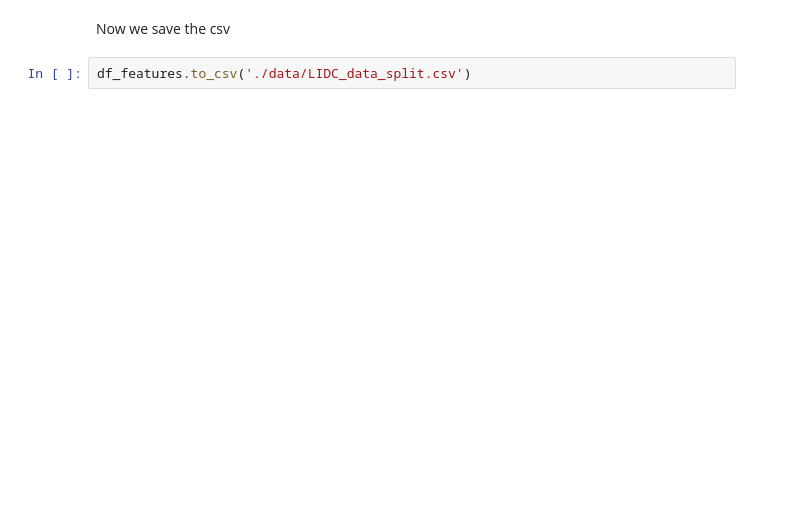
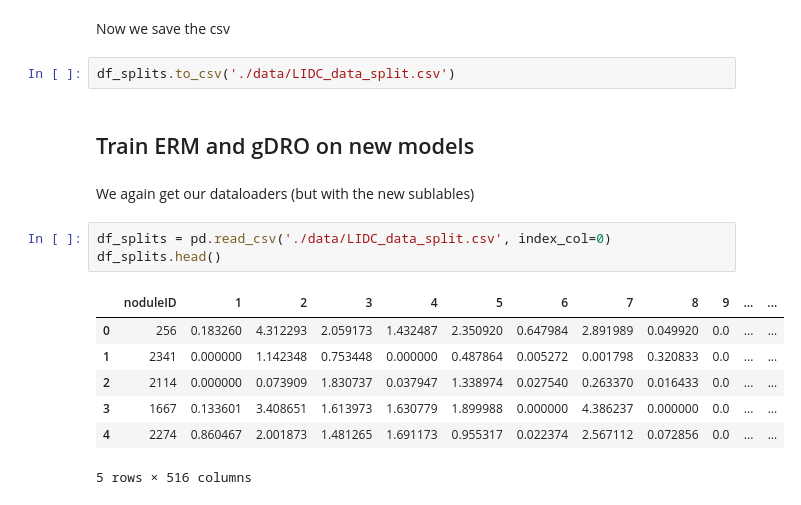
Before and after one commit to mtzig/LIDC_GDRO, a Jupyter notebook: notebooks/LIDC_Georges_End_to_End.ipynb, the cells around one changed output. Saved outputs shown, nothing was run; the diff lists cells and outputs as text; blank space fills up the shorter version.

Commit message:
goes to train erm and gdro

```diff
--- a/notebooks/LIDC_Georges_End_to_End.ipynb
+++ b/notebooks/LIDC_Georges_End_to_End.ipynb
@@ -361,4 +362,19 @@ Name: clusters, Length: 1488, dtype: int64
 # %% [markdown]
 Now we save the csv
 # %%
-df_features.to_csv('./data/LIDC_data_split.csv')
+df_splits.to_csv('./data/LIDC_data_split.csv')
+# %% [markdown]
+## Train ERM and gDRO on new models
+# %% [markdown]
+We again get our dataloaders (but with the new sublables)
+# %%
+df_splits = pd.read_csv('./data/LIDC_data_split.csv', index_col=0)
+df_splits.head()
+# %% [output]
+|  | noduleID | 1 | 2 | 3 | 4 | 5 | 6 | 7 | 8 | 9 | ... | ... |
+| 0 | 256 | 0.183260 | 4.312293 | 2.059173 | 1.432487 | 2.350920 | 0.647984 | 2.891989 | 0.049920 | 0.0 | ... | ... |
+| 1 | 2341 | 0.000000 | 1.142348 | 0.753448 | 0.000000 | 0.487864 | 0.005272 | 0.001798 | 0.320833 | 0.0 | ... | ... |
+| 2 | 2114 | 0.000000 | 0.073909 | 1.830737 | 0.037947 | 1.338974 | 0.027540 | 0.263370 | 0.016433 | 0.0 | ... | ... |
+| 3 | 1667 | 0.133601 | 3.408651 | 1.613973 | 1.630779 | 1.899988 | 0.000000 | 4.386237 | 0.000000 | 0.0 | ... | ... |
+| 4 | 2274 | 0.860467 | 2.001873 | 1.481265 | 1.691173 | 0.955317 | 0.022374 | 2.567112 | 0.072856 | 0.0 | ... | ... |
+5 rows × 516 columns
```
Also changed, not shown: parts of 15 cells of this notebook.
